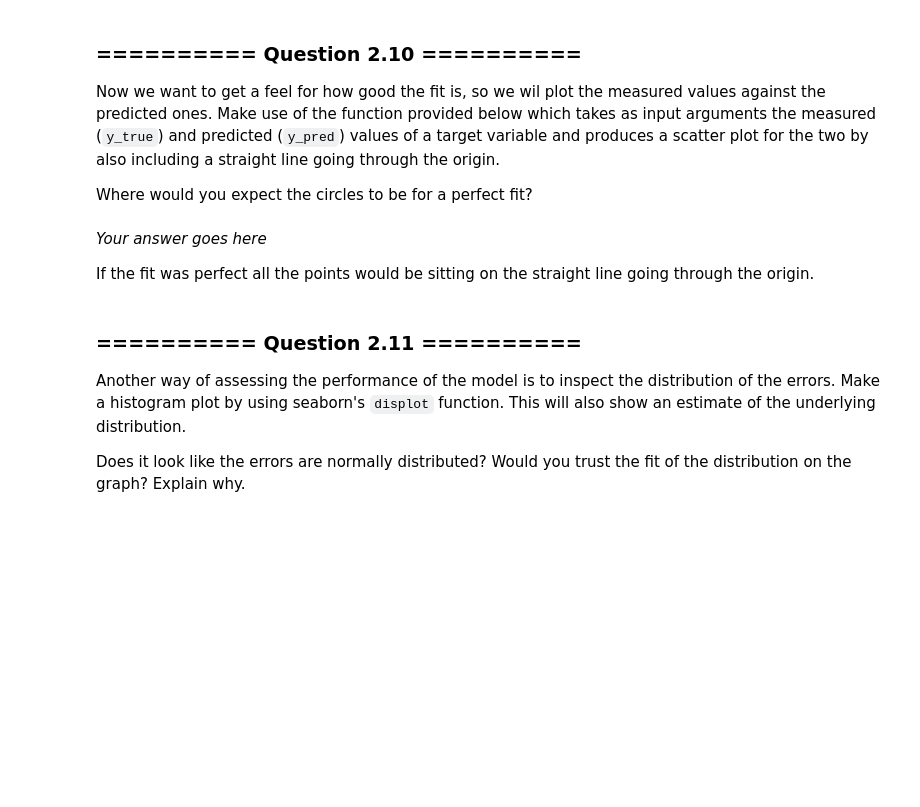
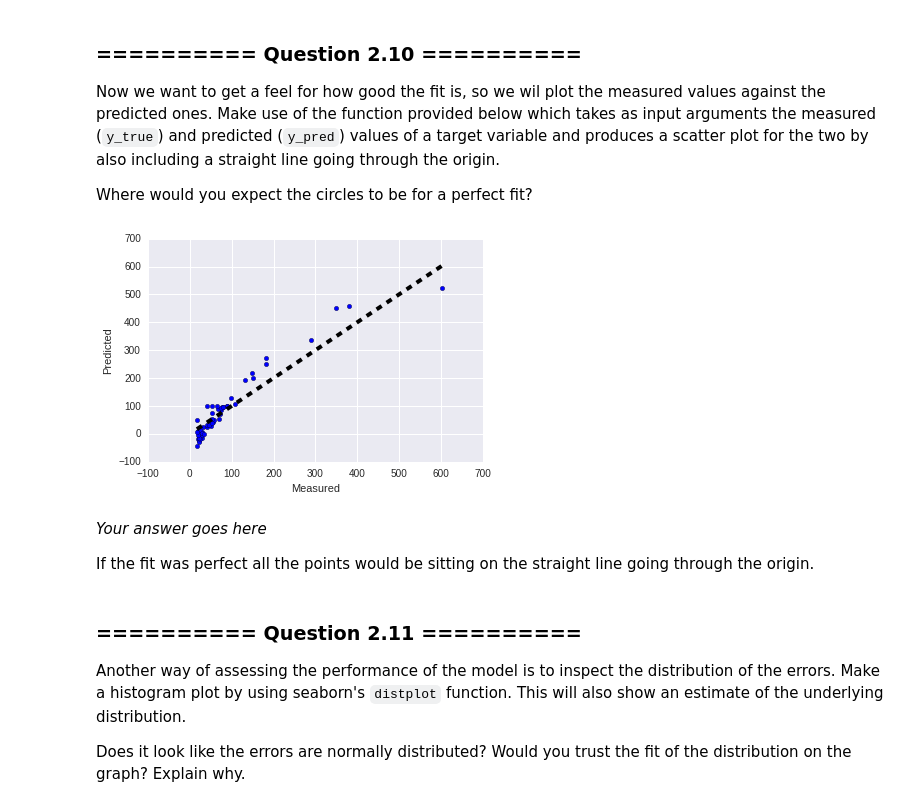
Before and after one commit to ngbcos/iaml-1, a Jupyter notebook: 04_Lab_3_Decision_trees_linear_regression_pligor.ipynb, the cells around one changed output. Saved outputs shown, nothing was run; the diff lists cells and outputs as text; code cells hidden in the pictures; blank space fills up the shorter version.

```diff
--- a/04_Lab_3_Decision_trees_linear_regression_pligor.ipynb
+++ b/04_Lab_3_Decision_trees_linear_regression_pligor.ipynb
@@ -804,0 +842,2 @@ Fit a simple linear regressor by using the [`LinearRegression`](http://scikit-le
+# %%
+model.fit(X_train, y_train)
@@ -813,0 +864,4 @@ How does the accuracy compare to the one reported on the training dataset? Do yo
+# %%
+def stackOnesAsFirstColumn(arr):
+    ones = np.repeat(1, len(arr))[np.newaxis].T
+    return np.hstack((ones, arr))
@@ -813,0 +873,4 @@ How does the accuracy compare to the one reported on the training dataset? Do yo
+# %%
+def getPredictions2(Xtrain, yTrain):
+    weights, residuals, rank, s = np.linalg.lstsq(stackOnesAsFirstColumn(Xtrain), yTrain)
+    return weights
@@ -813,0 +885,11 @@ How does the accuracy compare to the one reported on the training dataset? Do yo
+# %%
+# Your code goes here
+scoreTesting = model.score(X_test, y_test)
+print scoreTesting
+
+weights = getPredictions2(X_train, y_train) #we needed the intercept after all
+
+preds = stackOnesAsFirstColumn(X_test).dot(weights)
+
+r2ScoreTesting = r2_score(y_test, preds)
+print r2ScoreTesting
@@ -826,13 +915,16 @@ def fit_scatter(y_true, y_pred):
     ax.set_ylabel('Predicted')
 # %%
 # Your code goes here
+fit_scatter(y_test, preds)
+# %% [output]
+[figure, added]
 # %% [markdown]
 *Your answer goes here*
 
 If the fit was perfect all the points would be sitting on the straight line going through the origin.
 # %% [markdown]
 ### ========== Question 2.11 ==========
-Another way of assessing the performance of the model is to inspect the distribution of the errors. Make a histogram plot by using seaborn's `displot` function. This will also show an estimate of the underlying distribution.
+Another way of assessing the performance of the model is to inspect the distribution of the errors. Make a histogram plot by using seaborn's `distplot` function. This will also show an estimate of the underlying distribution.
 
 Does it look like the errors are normally distributed? Would you trust the fit of the distribution on the graph? Explain why.
 # %%
```
Also changed, not shown: parts of 39 cells of this notebook.
